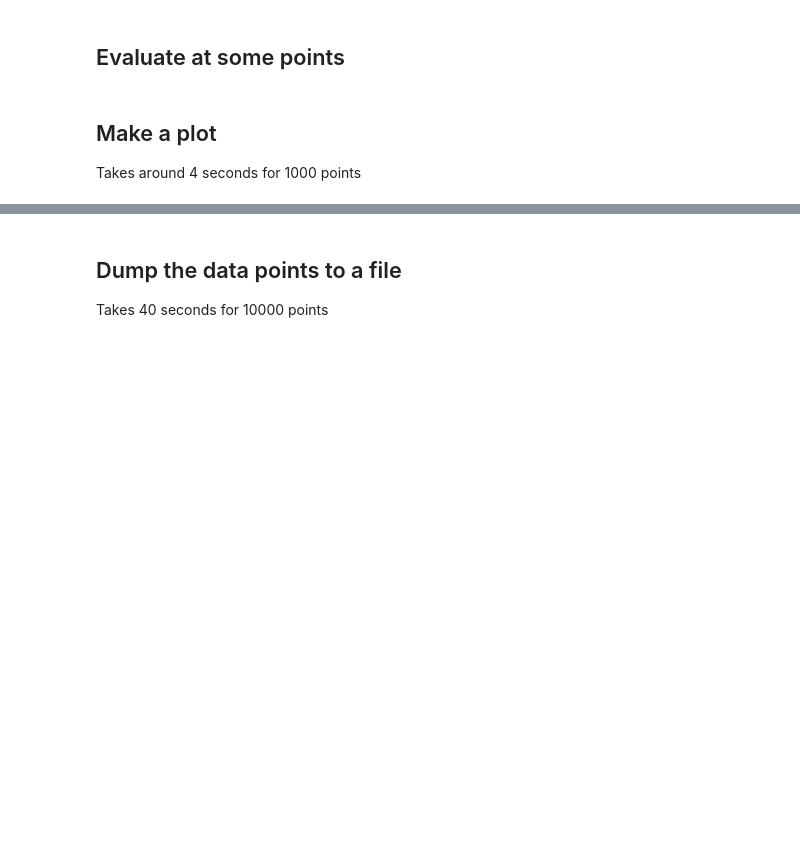
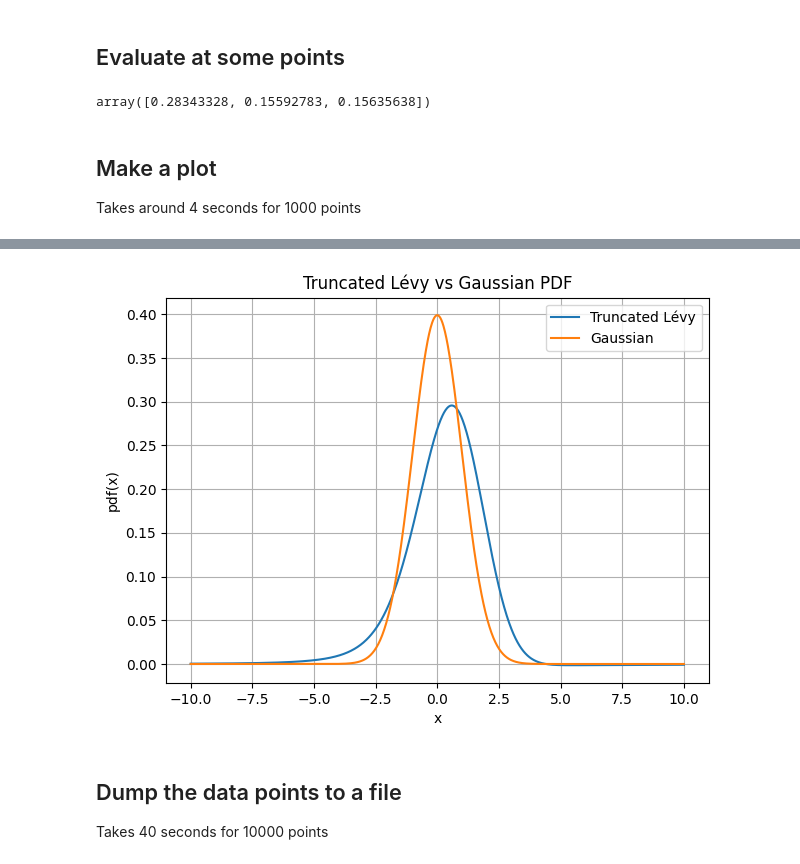
Before and after one commit to Naarsk/Economics, a Jupyter notebook: Finance/Risk Management/numerical_distributions/00_example.ipynb, the cells around one changed output, grey strips where cells are left out. Saved outputs shown, nothing was run; the diff lists cells and outputs as text; code cells hidden in the pictures; blank space fills up the shorter version.

```diff
--- a/Finance/Risk Management/numerical_distributions/00_example.ipynb
+++ b/Finance/Risk Management/numerical_distributions/00_example.ipynb
@@ -11,21 +11,23 @@ import pandas as pd
 # %%
 mu = 0.0
 c = 1
-alpha = 0.656
-lam = 0.8
-beta = -0.226
+alpha = 1.76
+lam = 0.08
+beta = 0.99
 # %% [markdown]
 ## Evaluate at some points
 # %%
 x= [0.2, 2, -1]
 pdf_from_cf(x,mu,c,alpha,lam,beta)
+# %% [output]
+array([0.28343328, 0.15592783, 0.15635638])
 # %% [markdown]
 ## Make a plot
 Takes around 4 seconds for 1000 points
 # %%
 x_values = np.linspace(-10, 10, 1000)
 start_time = time.time()
-y_values = pdf_from_cf(x_values, mu, c, alpha, lam, beta, k_max=25.0, ln_2_k_points=14, x_lim=250)
+y_values = pdf_from_cf(x_values, mu, c, alpha, lam, beta, k_max=15.0, ln_2_k_points=15, x_lim=250)
 print("It took %s seconds for 1000 evaluations" % (time.time() - start_time))
 # It takes 4 seconds for 1000 evaluations
 
@@ -41,3 +43,4 @@ plt.ylabel("pdf(x)")
 plt.legend()
 plt.grid(True)
 plt.show()
+# %% [output]
@@ -44,3 +48,4 @@ plt.show()
+[figure, added]
 # %% [markdown]
 ## Dump the data points to a file
 Takes 40 seconds for 10000 points
```
Also changed, not shown: parts of 9 cells of this notebook, 1 other file.
